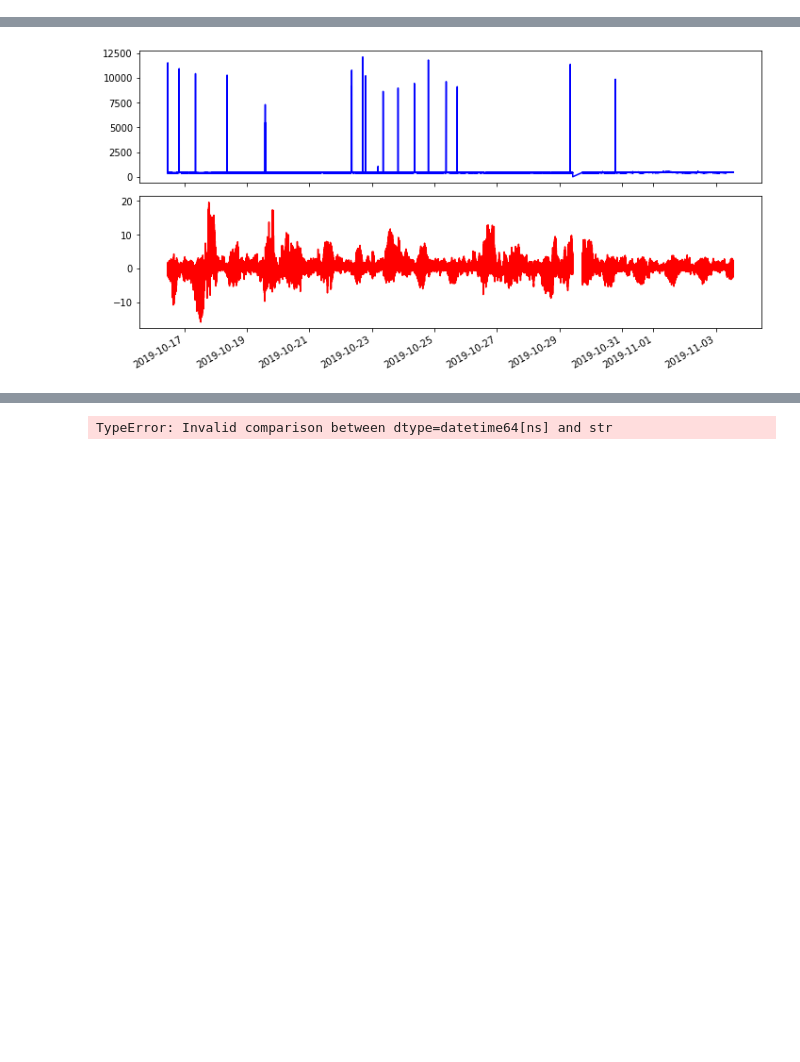
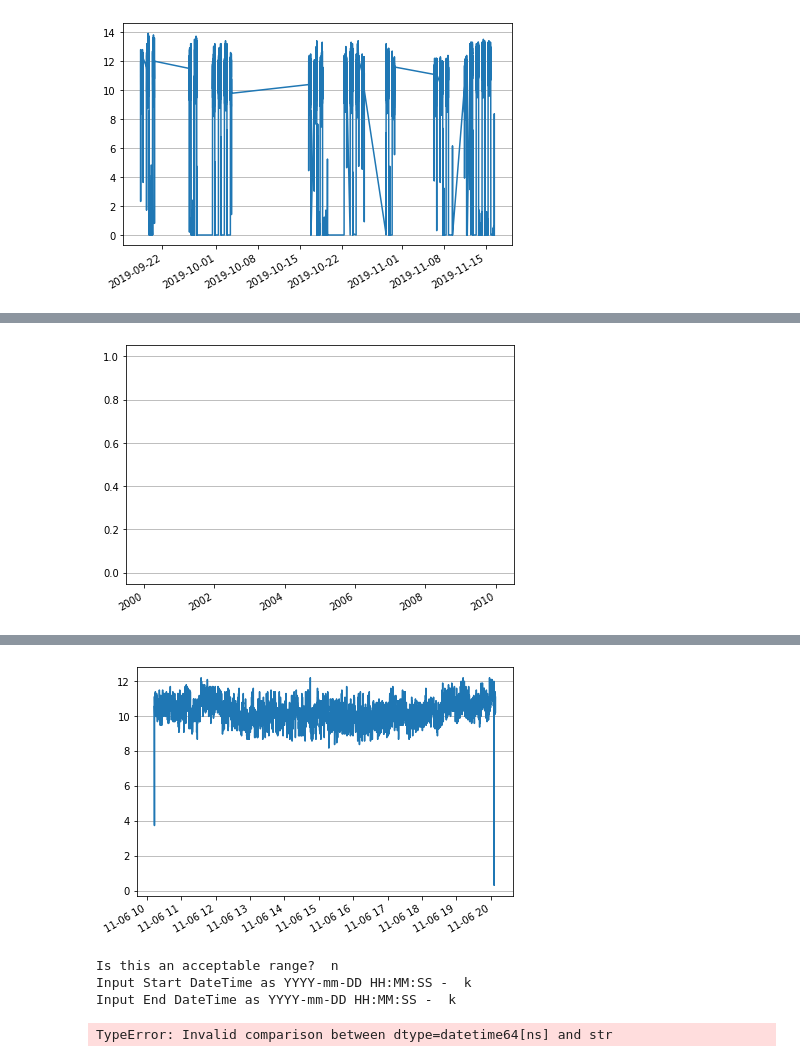
Before and after one commit to agmeyer4/CO2_Eddy, a Jupyter notebook: Spike_Finder.ipynb, the cells around one changed output, grey strips where cells are left out. Drawn from its saved outputs; the diff is of its cells as text; code cells hidden in the pictures; blank space fills up the shorter version.

```diff
--- a/Spike_Finder.ipynb
+++ b/Spike_Finder.ipynb
@@ -766,32 +766,33 @@ actual_spike_df
 # %%
-# actual_spike_df = create_actual_spike(actual_spike_df,Vent_Anem_Temp_df=Vent_Anem_Temp)
-# more_spikes = input("More Vent_Anem_Temp spikes? ")
-# while more_spikes == 'y':
-#     actual_spike_df = create_actual_spike(actual_spike_df,Vent_Anem_Temp_df=Vent_Anem_Temp)
-#     more_spikes = input("More Vent_Anem_Temp spikes? ")
+actual_spike_df = create_actual_spike(actual_spike_df,Vent_Anem_Temp_df=Vent_Anem_Temp)
+more_spikes = input("More Vent_Anem_Temp spikes? ")
+while more_spikes == 'y':
+    actual_spike_df = create_actual_spike(actual_spike_df,Vent_Anem_Temp_df=Vent_Anem_Temp)
+    more_spikes = input("More Vent_Anem_Temp spikes? ")
 
 # actual_spike_df = create_actual_spike(actual_spike_df,Picarro_CO2_df = Picarro)
 # more_spikes = input("More Picarro spikes? ")
 # while more_spikes == 'y':
 #     actual_spike_df = create_actual_spike(actual_spike_df,Picarro_CO2_df = Picarro)
 #     more_spikes = input("More Picarro spikes? ")
 
 # actual_spike_df = create_actual_spike(actual_spike_df,Picarro_ANEM_df = Picarro)
 # more_spikes = input("More Picarro spikes? ")
 # while more_spikes == 'y':
 #     actual_spike_df = create_actual_spike(actual_spike_df,Picarro_ANEM_df = Picarro)
 #     more_spikes = input("More Picarro spikes? ")
 
 # actual_spike_df = create_actual_spike(actual_spike_df,Multiplexer_df = Multiplexer)
 # more_spikes = input("More Multiplexer spikes? ")
 # while more_spikes == 'y':
 #     actual_spike_df = create_actual_spike(actual_spike_df,Multiplexer_df = Multiplexer)
 #     more_spikes = input("More Multiplexer spikes? ")
 
 # actual_spike_df = create_actual_spike(actual_spike_df,LI_vent_df = LI_vent)
 # more_spikes = input("More LI_vent spikes? ")
 # while more_spikes == 'y':
 #     actual_spike_df = create_actual_spike(actual_spike_df,LI_vent_df = LI_vent)
 #     more_spikes = input("More LI_vent spikes? ")
 # %% [output]
+[figure, new version]
 Is this an acceptable range?  n
@@ -800,2 +801,2 @@ Input End DateTime as YYYY-mm-DD HH:MM:SS -  2019-11-03 13:13:00
-[figure, old version]
+[figure, added]
 Is this an acceptable range?  n
@@ -804 +805,5 @@ Input End DateTime as YYYY-mm-DD HH:MM:SS -  d
+[figure, added]
-TypeError: Invalid comparison between dtype=datetime64[ns] and str
+Is this an acceptable range?  n
+Input Start DateTime as YYYY-mm-DD HH:MM:SS -  k
+Input End DateTime as YYYY-mm-DD HH:MM:SS -  k
+TypeError: Invalid comparison between dtype=datetime64[ns] and str
```
Also changed, not shown: parts of 9 cells of this notebook, 1 other file.
